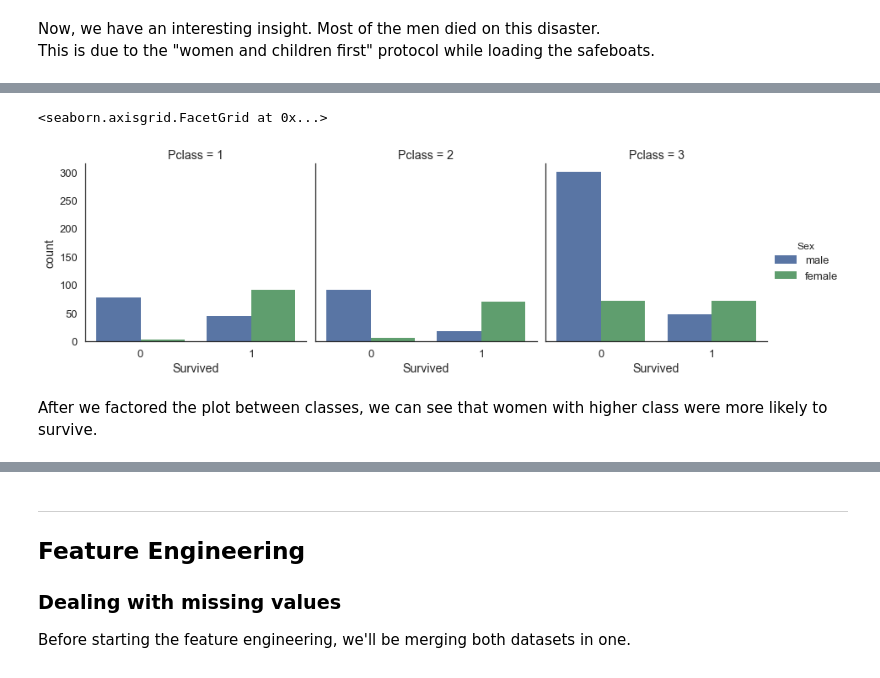
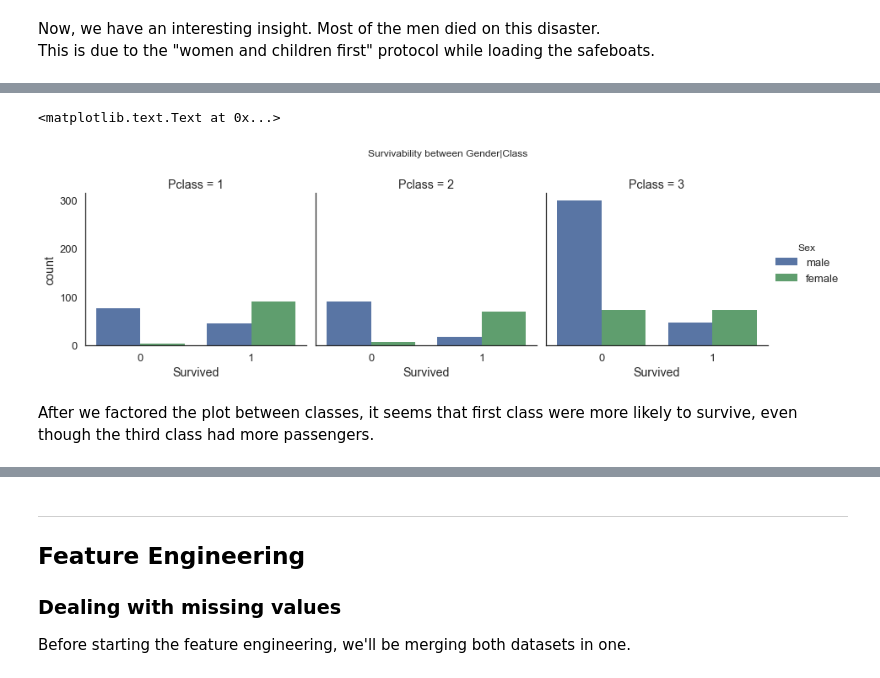
Before and after one commit to NekuSakuraba/kaggle_exploration, a Jupyter notebook: Titanic - Machine Learning from Disaster/Titanic - Machine Learning from Disaster .ipynb, the cells around one changed output, grey strips where cells are left out. Drawn from its saved outputs; the diff is of its cells as text; code cells hidden in the pictures.

```diff
--- a/Titanic - Machine Learning from Disaster/Titanic - Machine Learning from Disaster .ipynb
+++ b/Titanic - Machine Learning from Disaster/Titanic - Machine Learning from Disaster .ipynb
@@ -108,7 +119,9 @@ This is due to the "women and children first" protocol while loading the safeboa
 # %%
-sns.factorplot(data=train, x='Survived', hue='Sex', col='Pclass', kind='count')
+ax = sns.factorplot(data=train, x='Survived', hue='Sex', col='Pclass', kind='count')
+ax.fig.subplots_adjust(top=.8)
+ax.fig.suptitle('Survivability between Gender|Class')
 # %% [output]
-<seaborn.axisgrid.FacetGrid at 0x...>
+<matplotlib.text.Text at 0x...>
-[figure, old version]
+[figure, new version]
 # %% [markdown]
-After we factored the plot between classes, we can see that women with higher class were more likely to survive.
+After we factored the plot between classes, it seems that first class were more likely to survive, even though the third class had more passengers. <br />
```
Also changed, not shown: parts of 53 cells of this notebook.
